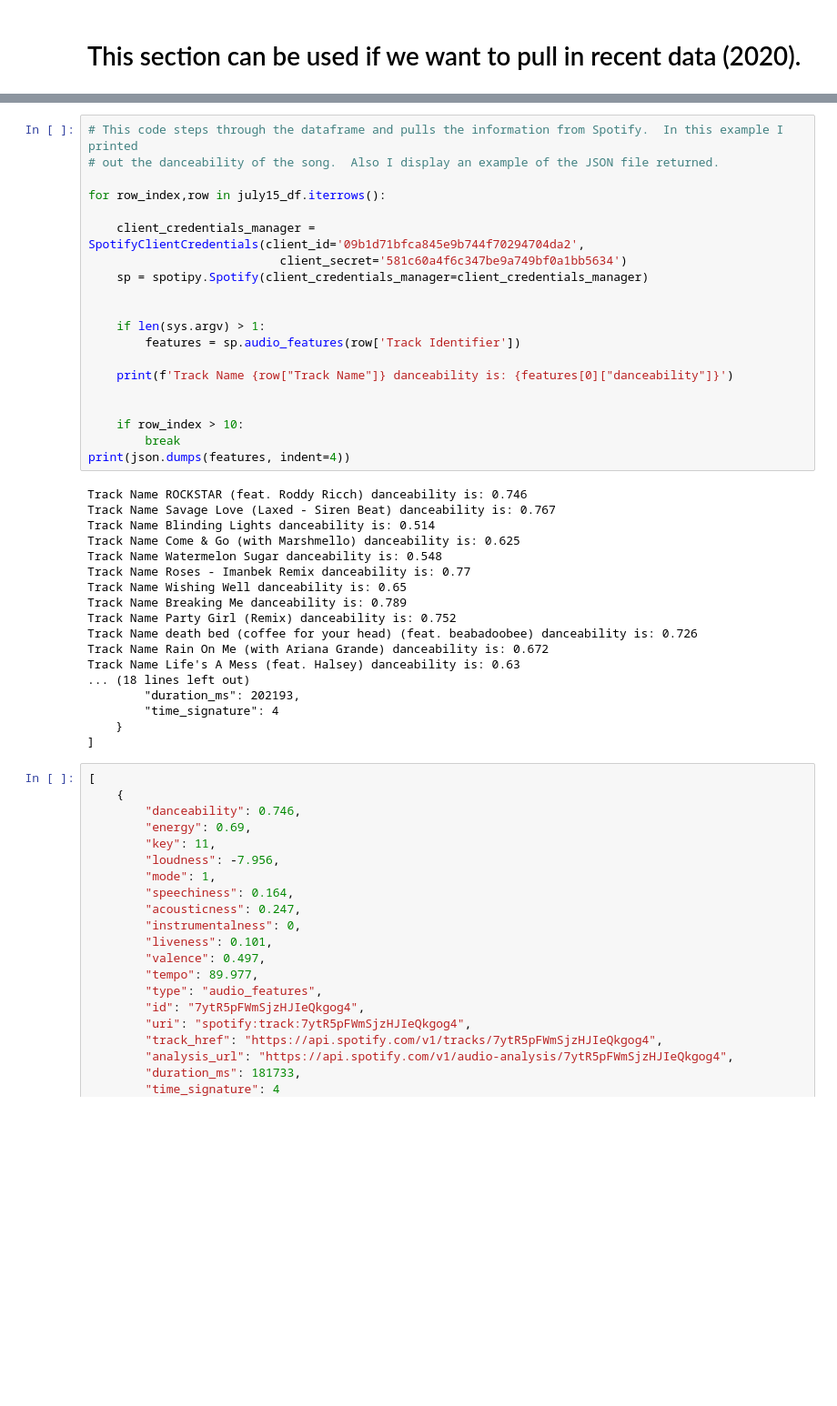
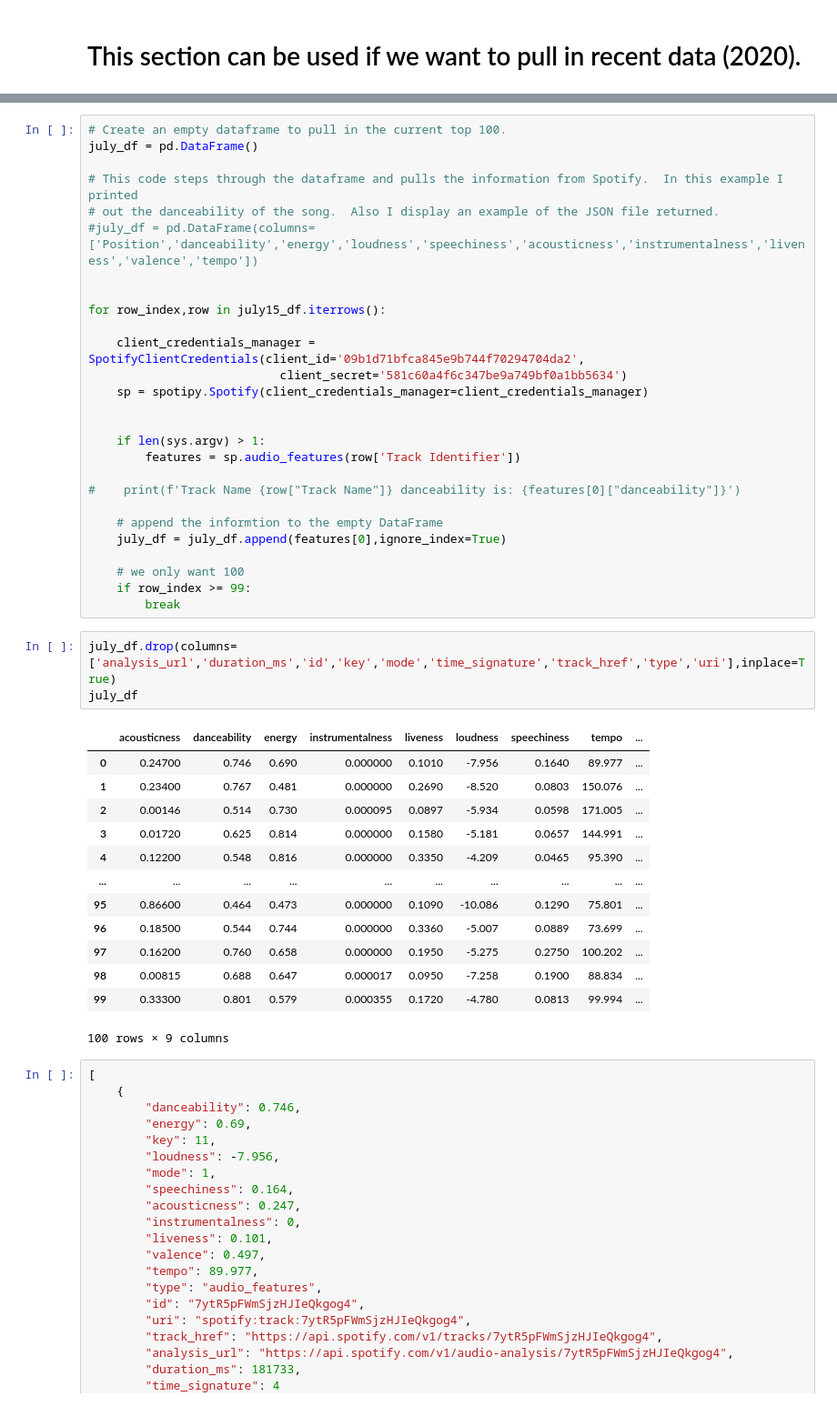
Before and after one commit to rlylecastro/project1, a Jupyter notebook: music.ipynb, the cells around one changed output, grey strips where cells are left out. Shown at 91% size. Saved outputs shown, nothing was run; the diff lists cells and outputs as text; blank space fills up the shorter version.

```diff
--- a/music.ipynb
+++ b/music.ipynb
@@ -263,8 +255,13 @@ july15_df.head()
 | 3 | 4 | Come & Go (with Marshmello) | Juice WRLD | 4031110 | https://open.spotify.com/track/7y... | https://open.spotify.com/ | 7y7w4tl4MaRC2UMEj1mPtr |
 | 4 | 5 | Watermelon Sugar | Harry Styles | 3825086 | https://open.spotify.com/track/6U... | https://open.spotify.com/ | 6UelLqGlWMcVH1E5c4H7lY |
 # %%
+# Create an empty dataframe to pull in the current top 100.
+july_df = pd.DataFrame()
+
 # This code steps through the dataframe and pulls the information from Spotify.  In this example I printed
 # out the danceability of the song.  Also I display an example of the JSON file returned.
+#july_df = pd.DataFrame(columns=['Position','danceability','energy','loudness','speechiness','acousticness','instrumentalness','liveness','valence','tempo'])
+
 
 for row_index,row in july15_df.iterrows():
 
@@ -276,30 +273,31 @@ for row_index,row in july15_df.iterrows():
     if len(sys.argv) > 1:
         features = sp.audio_features(row['Track Identifier'])
 
-    print(f'Track Name {row["Track Name"]} danceability is: {features[0]["danceability"]}')
+#    print(f'Track Name {row["Track Name"]} danceability is: {features[0]["danceability"]}')
 
+    # append the informtion to the empty DataFrame
+    july_df = july_df.append(features[0],ignore_index=True)
 
-    if row_index > 10:
+    # we only want 100
+    if row_index >= 99:
         break
-print(json.dumps(features, indent=4))
-# %% [output]
-Track Name ROCKSTAR (feat. Roddy Ricch) danceability is: 0.746
-Track Name Savage Love (Laxed - Siren Beat) danceability is: 0.767
-Track Name Blinding Lights danceability is: 0.514
-Track Name Come & Go (with Marshmello) danceability is: 0.625
-Track Name Watermelon Sugar danceability is: 0.548
-Track Name Roses - Imanbek Remix danceability is: 0.77
-Track Name Wishing Well danceability is: 0.65
-Track Name Breaking Me danceability is: 0.789
-Track Name Party Girl (Remix) danceability is: 0.752
-Track Name death bed (coffee for your head) (feat. beabadoobee) danceability is: 0.726
-Track Name Rain On Me (with Ariana Grande) danceability is: 0.672
-Track Name Life's A Mess (feat. Halsey) danceability is: 0.63
-... (18 lines left out)
-        "duration_ms": 202193,
-        "time_signature": 4
-    }
-]
+# %%
+july_df.drop(columns=['analysis_url','duration_ms','id','key','mode','time_signature','track_href','type','uri'],inplace=True)
+july_df
+# %% [output]
+|  | acousticness | danceability | energy | instrumentalness | liveness | loudness | speechiness | tempo | ... |
+| 0 | 0.24700 | 0.746 | 0.690 | 0.000000 | 0.1010 | -7.956 | 0.1640 | 89.977 | ... |
+| 1 | 0.23400 | 0.767 | 0.481 | 0.000000 | 0.2690 | -8.520 | 0.0803 | 150.076 | ... |
+| 2 | 0.00146 | 0.514 | 0.730 | 0.000095 | 0.0897 | -5.934 | 0.0598 | 171.005 | ... |
+| 3 | 0.01720 | 0.625 | 0.814 | 0.000000 | 0.1580 | -5.181 | 0.0657 | 144.991 | ... |
+| 4 | 0.12200 | 0.548 | 0.816 | 0.000000 | 0.3350 | -4.209 | 0.0465 | 95.390 | ... |
+| ... | ... | ... | ... | ... | ... | ... | ... | ... | ... |
+| 95 | 0.86600 | 0.464 | 0.473 | 0.000000 | 0.1090 | -10.086 | 0.1290 | 75.801 | ... |
+| 96 | 0.18500 | 0.544 | 0.744 | 0.000000 | 0.3360 | -5.007 | 0.0889 | 73.699 | ... |
+| 97 | 0.16200 | 0.760 | 0.658 | 0.000000 | 0.1950 | -5.275 | 0.2750 | 100.202 | ... |
+| 98 | 0.00815 | 0.688 | 0.647 | 0.000017 | 0.0950 | -7.258 | 0.1900 | 88.834 | ... |
+| 99 | 0.33300 | 0.801 | 0.579 | 0.000355 | 0.1720 | -4.780 | 0.0813 | 99.994 | ... |
+100 rows × 9 columns
 # %%
 [
     {
```
Also changed, not shown: parts of 6 cells of this notebook.
